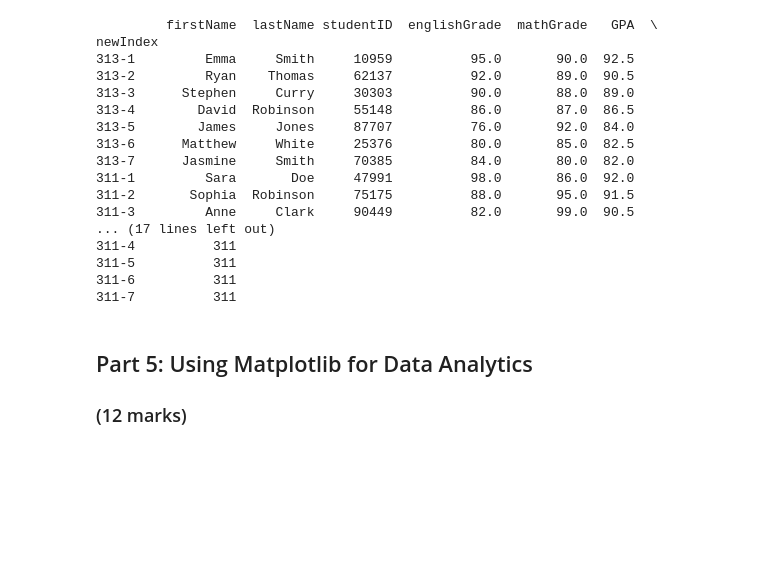
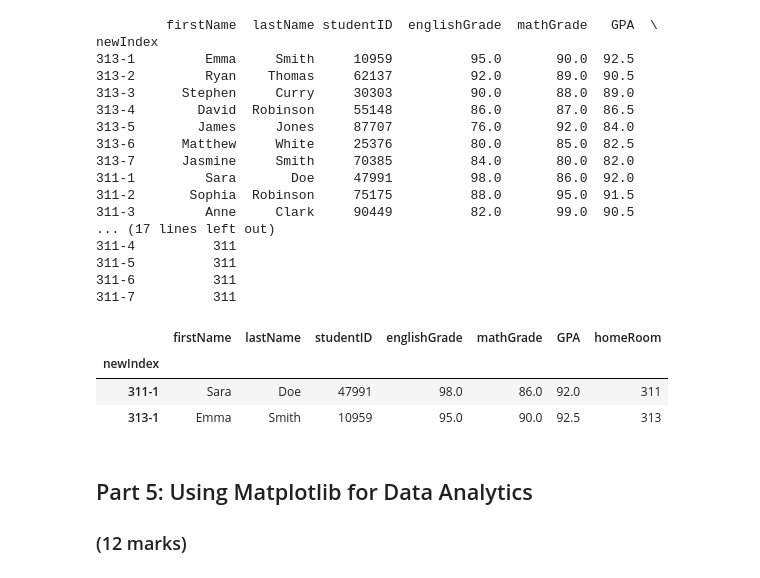
Before and after one commit to joey-craig/ENGG680_2025_Fall, a Jupyter notebook: Lab_Assignment 1/StudentGradeManagementSystem.ipynb, the cells around one changed output. Drawn from its saved outputs; the diff is of its cells as text; code cells hidden in the pictures; blank space fills up the shorter version.

```diff
--- a/Lab_Assignment 1/StudentGradeManagementSystem.ipynb
+++ b/Lab_Assignment 1/StudentGradeManagementSystem.ipynb
@@ -599,7 +599,12 @@ newIndex
 # %%
 # Given df_studentsGPASorted_homeroom, please find and print the students with the highest GPA in each homeroom using the .loc method.
 # (2 marks)
-#
+df_studentsGPASorted_homeroom.loc[df_studentsGPASorted_homeroom.groupby('homeRoom')['GPA'].idxmax()]
+# %% [output]
+|  | firstName | lastName | studentID | englishGrade | mathGrade | GPA | homeRoom |
+| newIndex |  |  |  |  |  |  |  |
+| 311-1 | Sara | Doe | 47991 | 98.0 | 86.0 | 92.0 | 311 |
+| 313-1 | Emma | Smith | 10959 | 95.0 | 90.0 | 92.5 | 313 |
 # %% [markdown]
 ## Part 5: Using Matplotlib for Data Analytics
 ### (12 marks)
```
Also changed, not shown: parts of 1 cell of this notebook.
